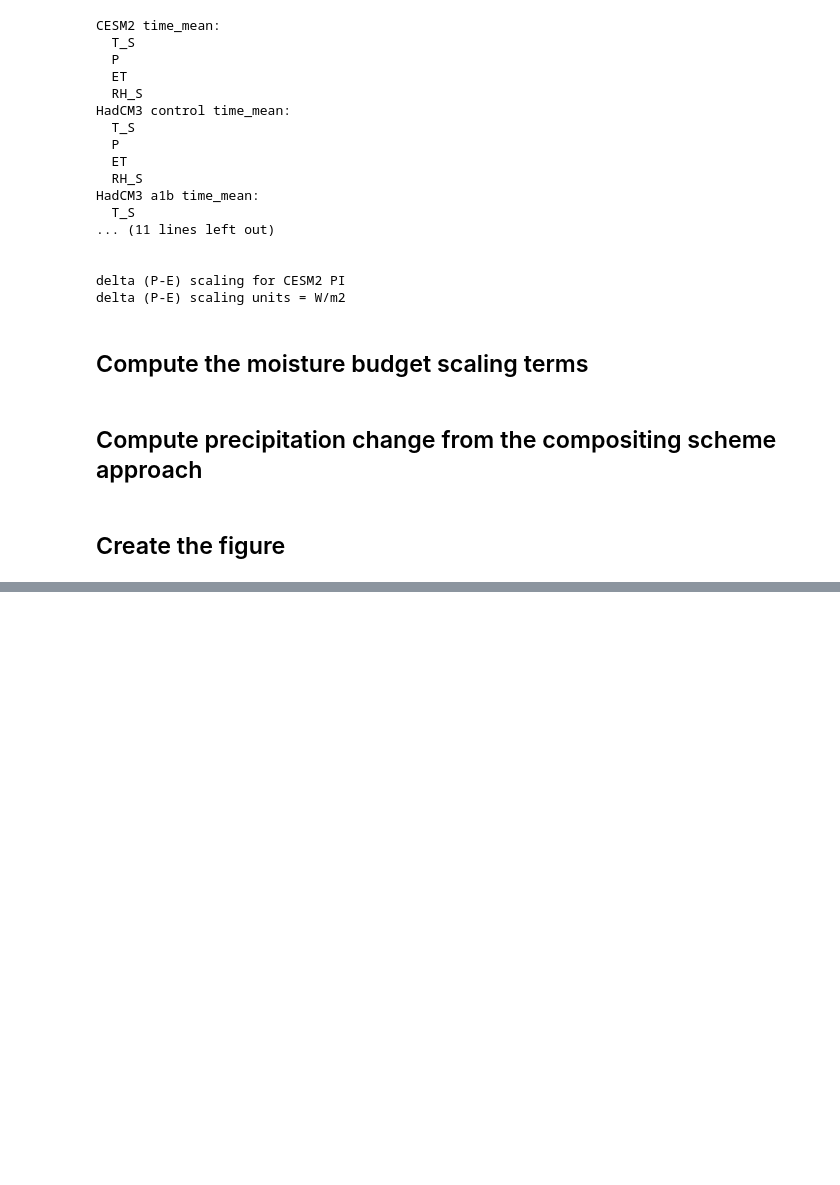
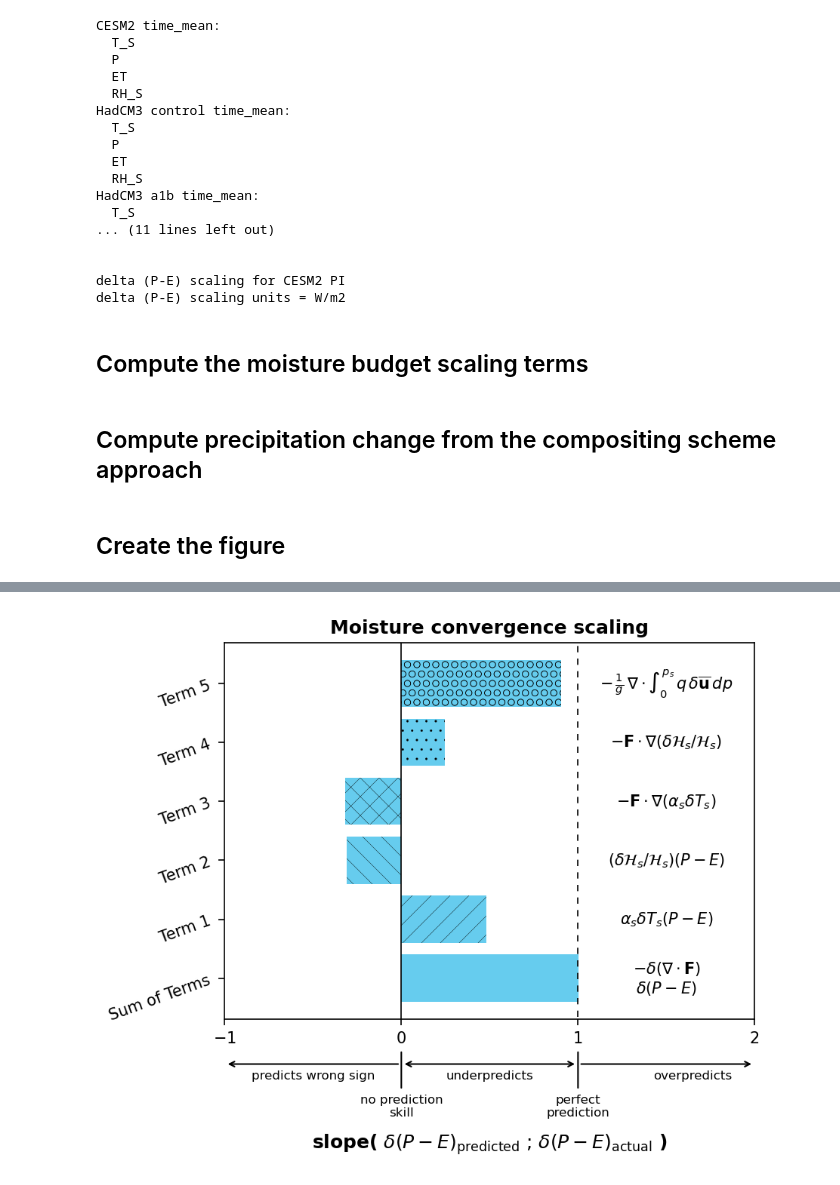
Before and after one commit to bbuchovecky/et_precip_ppe, a Jupyter notebook: notebooks/fig4_delta_p_scaling.ipynb, the cells around one changed output, grey strips where cells are left out. Saved outputs shown, nothing was run; the diff lists cells and outputs as text; code cells hidden in the pictures; blank space fills up the shorter version.

```diff
--- a/notebooks/fig4_delta_p_scaling.ipynb
+++ b/notebooks/fig4_delta_p_scaling.ipynb
@@ -778,0 +794,97 @@ fig.savefig("fig4_bars.pdf")
+# %%
+fig, ax = plt.subplots(ncols=1, nrows=1, figsize=(6, 5), layout="tight")
+
+########################################################
+## Precipitation change the moisture budget scaling
+########################################################
+
+x = np.arange(6)
+slope = [
+    one_to_one_delta_P_E["allterms"]["slope"],
+    one_to_one_delta_P_E["term1"]["slope"],
+    one_to_one_delta_P_E["term2"]["slope"],
+    one_to_one_delta_P_E["term3"]["slope"],
+    one_to_one_delta_P_E["term4"]["slope"],
+    one_to_one_delta_P_E["term5"]["slope"],
+]
+r2 = [
+    one_to_one_delta_P_E["allterms"]["rvalue"]**2,
+    one_to_one_delta_P_E["term1"]["rvalue"]**2,
+    one_to_one_delta_P_E["term2"]["rvalue"]**2,
+    one_to_one_delta_P_E["term3"]["rvalue"]**2,
+    one_to_one_delta_P_E["term4"]["rvalue"]**2,
+    one_to_one_delta_P_E["term5"]["rvalue"]**2,
+]
+rmse = [
+    one_to_one_delta_P_E["allterms"]["rmse"],
+    one_to_one_delta_P_E["term1"]["rmse"],
+    one_to_one_delta_P_E["term2"]["rmse"],
+    one_to_one_delta_P_E["term3"]["rmse"],
+    one_to_one_delta_P_E["term4"]["rmse"],
+    one_to_one_delta_P_E["term5"]["rmse"],
+]
+
+yaxis_term = [
+    "Sum of Terms",
+    "Term 1",
+    "Term 2",
+    "Term 3",
+    "Term 4",
+    "Term 5",
+]
+yaxis_math = [
+    "$- \\delta (\\nabla \\cdot \\mathbf{F})$\n$\\delta (P-E)$",
+    "$\\alpha_s \\delta T_s (P-E)$",
+    "$(\\delta \\mathcal{H}_s / \\mathcal{H}_s) (P-E)$",
+    "$-\\mathbf{F} \\cdot \\nabla (\\alpha_s \\delta T_s)$",
+    "$-\\mathbf{F} \\cdot \\nabla (\\delta \\mathcal{H}_s / \\mathcal{H}_s)$",
+    "$-\\, \\frac{1}{g} \\, \\nabla \\cdot \\int_0^{p_s} \\, q \\, \\delta \\overline{\\mathbf{u}} \\, dp$",
+]
+yaxis_text = [
+    "$- \\delta (\\nabla \\cdot \\mathbf{F})$",
+    "local $\\alpha_s \\delta T_s$",
+    "local $\\delta \\mathcal{H}_s / \\mathcal{H}_s$",
+    "gradients of $\\alpha_s \\delta T_s$",
+    "gradients of $\\delta \\mathcal{H}_s / \\mathcal{H}_s$",
+    "time-mean $\\delta$(circulation)",
+]
+
+ymin = -2
+ymax =  2
+
+xmin = -0.5
+xmax =  8.5
+
+ax.barh(
+    x, slope,
+    color=["#66ccee", "#66ccee", "#66ccee", "#66ccee", "#66ccee", "#66ccee"],
+    hatch=["", "//", "\\\\", "xx", "..", "OO"]
+)
+ax.set_yticks(x)
+ax.set_yticklabels(yaxis_term, ha="right", fontsize=10, rotation=20)
+for i in range(6):
+    ax.text(1.5, x[i], yaxis_math[i], ha="center", va="center", fontsize=10)
+
+ax.set_xticks([-1.0, 0.0, 1.0, 2.0])
+ax.set_xticklabels(["$-$1", "0", "1", "2"], fontsize=10)
+ax.set_xlim(-1, 2)
+ax.axvline(1, xmin, xmax, color="k", ls=(0, (5, 5)), lw=plt.rcParams["axes.linewidth"])
+ax.axvline(0, xmin, xmax, color="k", ls="-", lw=plt.rcParams["axes.linewidth"])
+
+trans = ax.get_xaxis_transform()
+ax.annotate("no prediction\nskill", xy=(0,-0.08), xytext=(0,-0.2), ha="center", va="top", xycoords=trans, arrowprops=dict(arrowstyle='-', color='black'))
+ax.annotate("perfect\nprediction", xy=(1,-0.08), xytext=(1,-0.2), ha="center", va="top", xycoords=trans, arrowprops=dict(arrowstyle='-', color='black'))
+ax.annotate("", xy=(1,-0.12), xytext=(0,-0.12), xycoords=trans, arrowprops=dict(arrowstyle='<->', color='black'))
+ax.annotate("", xy=(0,-0.12), xytext=(-1,-0.12), xycoords=trans, arrowprops=dict(arrowstyle='<-', color='black'))
+ax.annotate("", xy=(1,-0.12), xytext=(2,-0.12), xycoords=trans, arrowprops=dict(arrowstyle='<-', color='black'))
+ax.text(x=0.5, y=-0.15, s="underpredicts", ha="center", va="center", fontsize=8, transform=trans)
+ax.text(x=-0.5, y=-0.15, s="predicts wrong sign", ha="center", va="center", fontsize=8, transform=trans)
+ax.text(x=1.65, y=-0.15, s="overpredicts", ha="center", va="center", fontsize=8, transform=trans)
+ax.text(x=0.5, y=-0.3, s="$\\mathbf{slope(}$ $\\delta (P-E)_{\\text{predicted}}$ ; $\\delta (P-E)_{\\text{actual}}$ $\\mathbf{)}$", ha="center", va="top", fontsize=12, transform=ax.transAxes)
+
+ax.set_title("Moisture convergence scaling", fontsize=12, fontweight="bold", loc="center")
+
+## Save figure
+fig.savefig("fig_pe.pdf")
+# %% [output]
+[figure, added]
```
Also changed, not shown: parts of 4 cells of this notebook, 3 other files.
